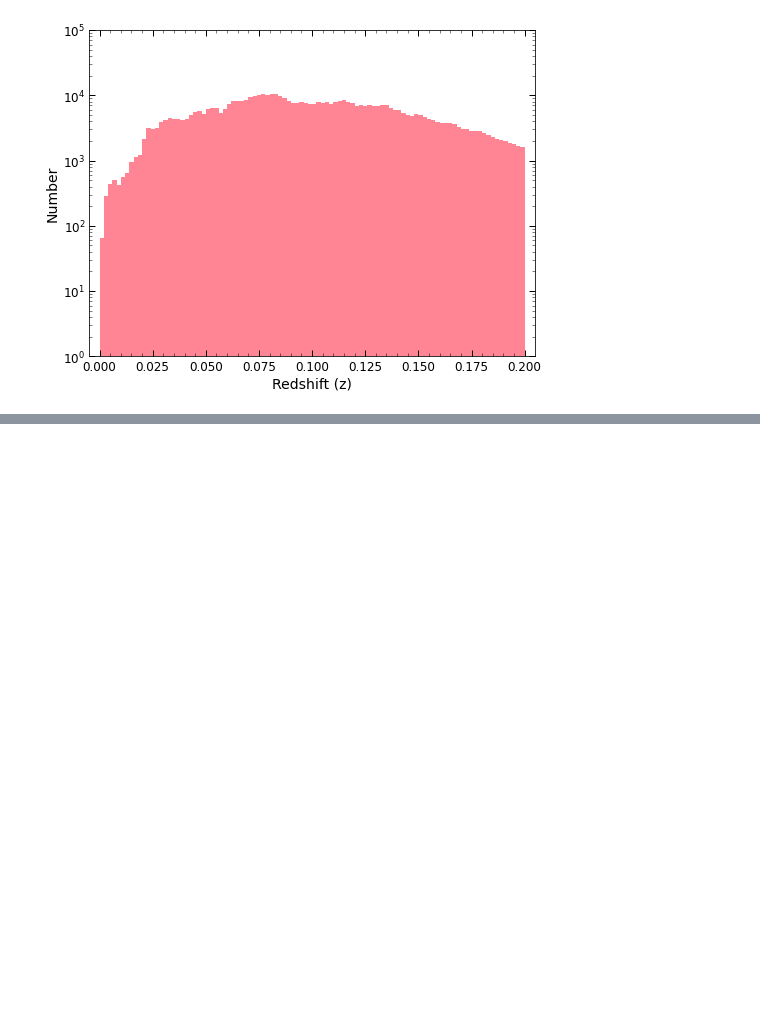
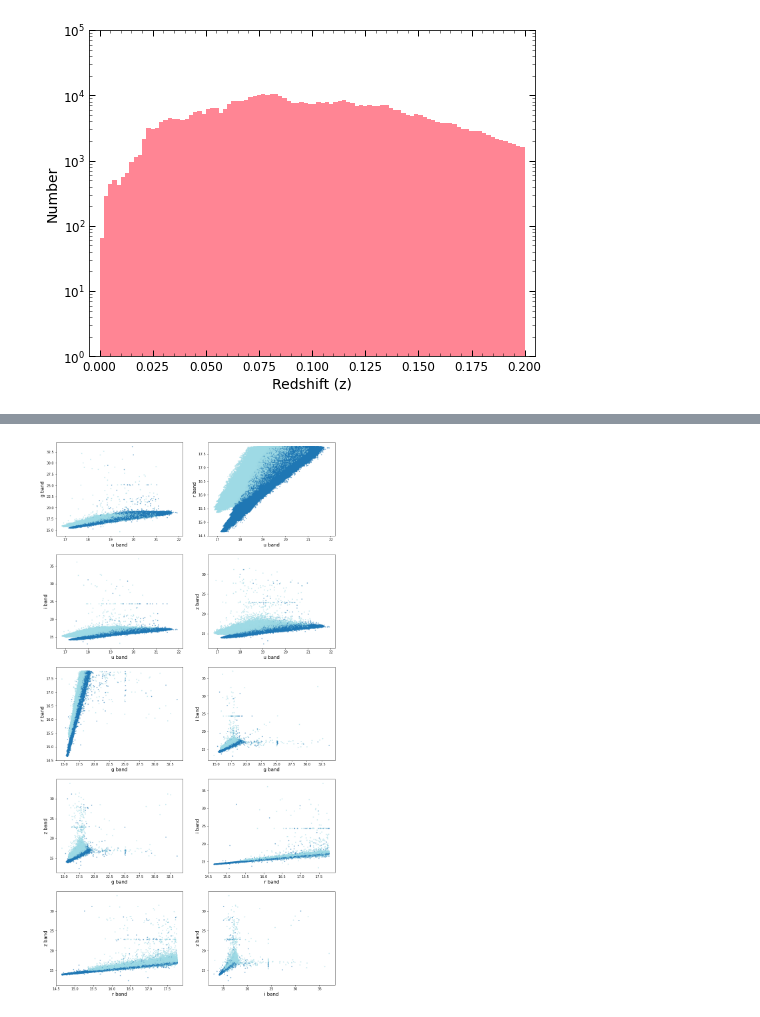
Before and after one commit to supakarn-t/Classify-Galaxy-by-SVM, a Jupyter notebook: Graph.ipynb, the cells around one changed output, grey strips where cells are left out. Saved outputs shown, nothing was run; the diff lists cells and outputs as text; code cells hidden in the pictures; blank space fills up the shorter version.

```diff
--- a/Graph.ipynb
+++ b/Graph.ipynb
@@ -85,30 +140,3 @@ plt.tick_params(which='major',  length=6, width=1)
 plt.tick_params(which='minor',  length=3, width=0.5)
 # %% [output]
 [figure]
-# %%
-Types = df.loc[:, 'Types']
-types = Types.apply(lambda v: v.replace(
-    'elliptical', '1').replace('spiral', '0')).astype(int)
-X = np.array(df.loc[:, 'petroMag_u':'petroMag_z'])
-# u, g, r, i, z band 0, 1, 2, 3, 4
-ug = X[:, [0, 1]]
-ugx, ugy = ug[:, 0], ug[:, 1]
-ur = X[:, [0, 2]]
-urx, ury = ur[:, 0], ur[:, 1]
-ui = X[:, [0, 3]]
-uix, uiy = ui[:, 0], ui[:, 1]
-uz = X[:, [0, 4]]
-uzx, uzy = uz[:, 0], uz[:, 1]
-gr = X[:, [1, 2]]
-grx, gry = gr[:, 0], gr[:, 1]
-gi = X[:, [1, 3]]
-gix, giy = gi[:, 0], gi[:, 1]
-gz = X[:, [1, 4]]
-gzx, gzy = gz[:, 0], gz[:, 1]
-ri = X[:, [2, 3]]
-rix, riy = ri[:, 0], ri[:, 1]
-rz = X[:, [2, 4]]
-rzx, rzy = rz[:, 0], rz[:, 1]
-iz = X[:, [3, 4]]
-izx, izy = iz[:, 0], iz[:, 1]
-y = np.array(types)
@@ -159,0 +143,20 @@ Text(0, 0.5, 'z band')
+# %%
+fig, ax = plt.subplots(nrows=5, ncols=2, figsize=(15, 30))
+
+def plot_scat(p1, p2, X, Y, x_name, y_name):
+    ax[p1, p2].scatter(X, Y, c=y, cmap='tab20', alpha=0.5, s=5)
+    ax[p1, p2].set_xlabel(str(x_name) + ' band', fontsize='14')
+    ax[p1, p2].set_ylabel(str(y_name) + ' band', fontsize='14')
+
+plot_scat(0, 0, u, g, 'u', 'g')
+plot_scat(0, 1, u, r, 'u', 'r')
+plot_scat(1, 0, u, i, 'u', 'i')
+plot_scat(1, 1, u, z, 'u', 'z')
+plot_scat(2, 0, g, r, 'g', 'r')
+plot_scat(2, 1, g, i, 'g', 'i')
+plot_scat(3, 0, g, z, 'g', 'z')
+plot_scat(3, 1, r, i, 'r', 'i')
+plot_scat(4, 0, r, z, 'r', 'z')
+plot_scat(4, 1, i, z, 'i', 'z')
+# %% [output]
+[figure, added]
```
Also changed, not shown: parts of 10 cells of this notebook.
